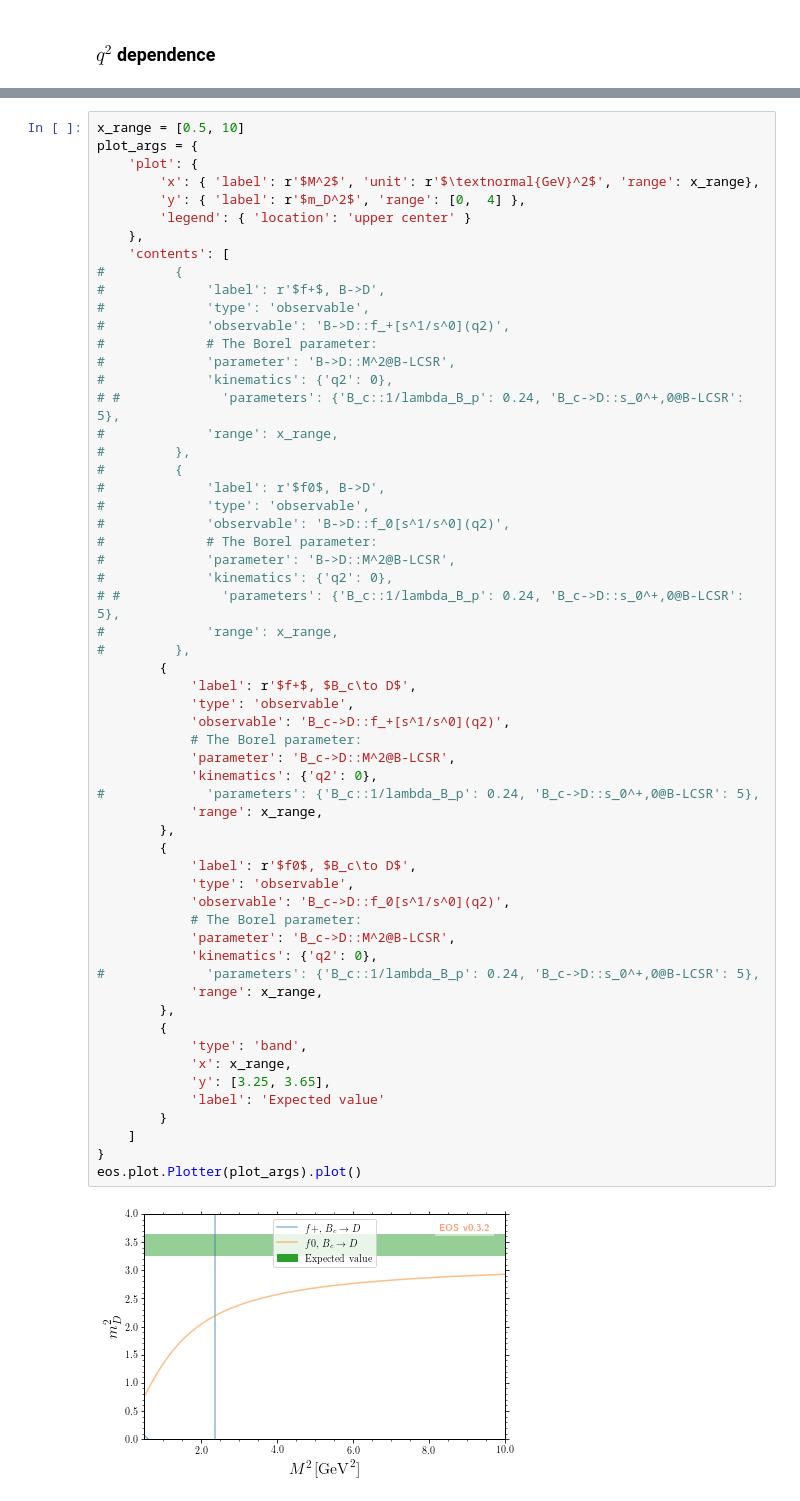
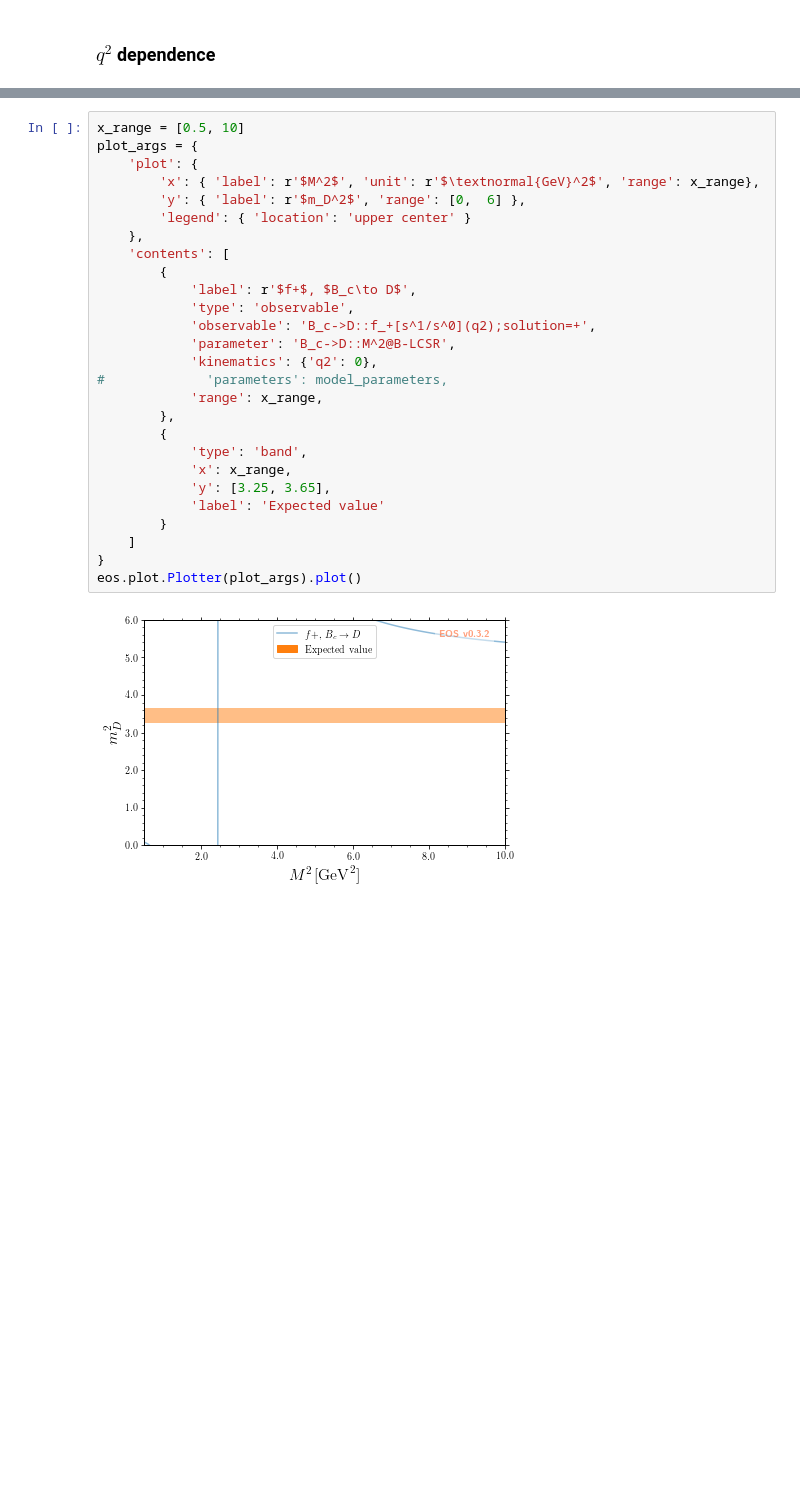
Before and after one commit to pluegh/eos, a Jupyter notebook: notebooks/B_c decay, D mass and lambda_{B_c}.ipynb, the cells around one changed output, grey strips where cells are left out. Cells and saved outputs as stored; diff of their text form; blank space fills up the shorter version.

```diff
--- a/notebooks/B_c decay, D mass and lambda_{B_c}.ipynb
+++ b/notebooks/B_c decay, D mass and lambda_{B_c}.ipynb
@@ -449,60 +199,29 @@ eos built at Wed Jan 20 20:36:18 2021
 # %%
 x_range = [0.5, 10]
 plot_args = {
     'plot': {
         'x': { 'label': r'$M^2$', 'unit': r'$\textnormal{GeV}^2$', 'range': x_range},
-        'y': { 'label': r'$m_D^2$', 'range': [0,  4] },
+        'y': { 'label': r'$m_D^2$', 'range': [0,  6] },
         'legend': { 'location': 'upper center' }
     },
     'contents': [
-#         {
-#             'label': r'$f+$, B->D',
-#             'type': 'observable',
-#             'observable': 'B->D::f_+[s^1/s^0](q2)',
-#             # The Borel parameter:
-#             'parameter': 'B->D::M^2@B-LCSR',
-#             'kinematics': {'q2': 0},
-# #             'parameters': {'B_c::1/lambda_B_p': 0.24, 'B_c->D::s_0^+,0@B-LCSR': 5},
-#             'range': x_range,
-#         },
-#         {
-#             'label': r'$f0$, B->D',
-#             'type': 'observable',
-#             'observable': 'B->D::f_0[s^1/s^0](q2)',
-#             # The Borel parameter:
-#             'parameter': 'B->D::M^2@B-LCSR',
-#             'kinematics': {'q2': 0},
-# #             'parameters': {'B_c::1/lambda_B_p': 0.24, 'B_c->D::s_0^+,0@B-LCSR': 5},
-#             'range': x_range,
-#         },
         {
             'label': r'$f+$, $B_c\to D$',
             'type': 'observable',
-            'observable': 'B_c->D::f_+[s^1/s^0](q2)',
-            # The Borel parameter:
+            'observable': 'B_c->D::f_+[s^1/s^0](q2);solution=+',
             'parameter': 'B_c->D::M^2@B-LCSR',
             'kinematics': {'q2': 0},
-#             'parameters': {'B_c::1/lambda_B_p': 0.24, 'B_c->D::s_0^+,0@B-LCSR': 5},
-            'range': x_range,
-        },
-        {
-            'label': r'$f0$, $B_c\to D$',
-            'type': 'observable',
-            'observable': 'B_c->D::f_0[s^1/s^0](q2)',
-            # The Borel parameter:
-            'parameter': 'B_c->D::M^2@B-LCSR',
-            'kinematics': {'q2': 0},
-#             'parameters': {'B_c::1/lambda_B_p': 0.24, 'B_c->D::s_0^+,0@B-LCSR': 5},
+#             'parameters': model_parameters,
             'range': x_range,
         },
         {
             'type': 'band',
             'x': x_range,
             'y': [3.25, 3.65],
             'label': 'Expected value'
         }
     ]
 }
 eos.plot.Plotter(plot_args).plot()
 # %% [output]
-[figure, old version]
+[figure, new version]
```
Also changed, not shown: parts of 28 cells of this notebook.
